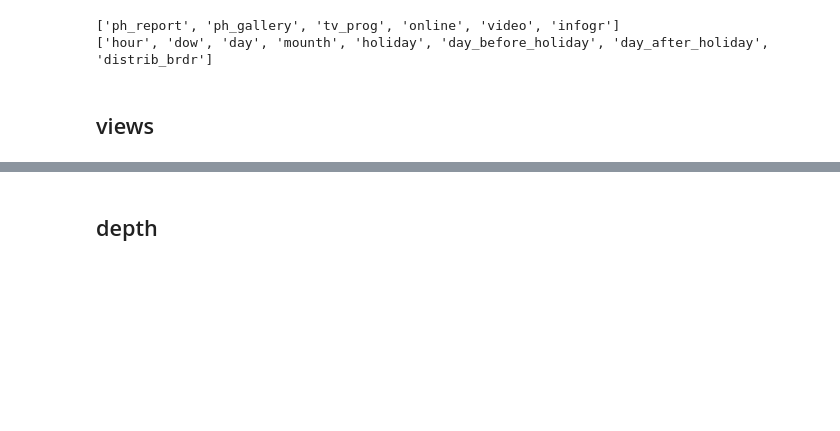
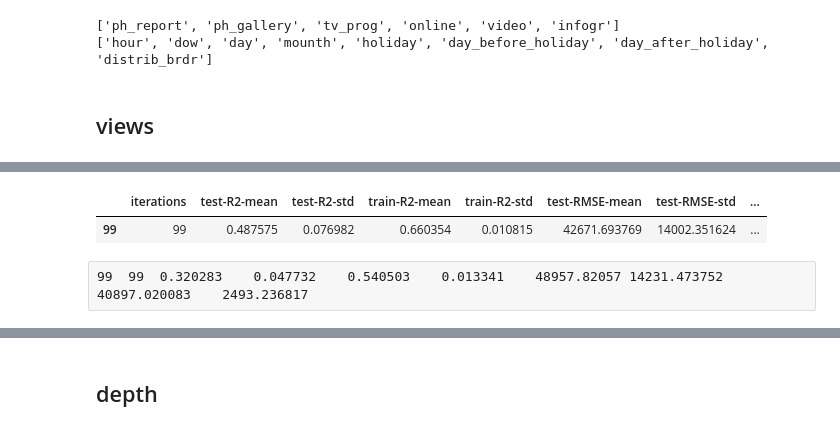
Before and after one commit to v010ch/hackai_moscow_22_top_news, a Jupyter notebook: 3step_modeling_catboost.ipynb, the cells around one changed output, grey strips where cells are left out. Cells and saved outputs as stored; diff of their text form; code cells hidden in the pictures; blank space fills up the shorter version.

```diff
--- a/3step_modeling_catboost.ipynb
+++ b/3step_modeling_catboost.ipynb
@@ -233,0 +218,15 @@ scores_views = cv(train_views_full,
+# %%
+cb_params_views = {"iterations": 100,
+                  #"depth": 2,
+                  "loss_function": "RMSE",
+                  'eval_metric': 'R2',
+                  "verbose": False
+                  }
+# %%
+%%time
+scores_views = cv(train_views_full,
+                  cb_params_views,
+                  fold_count=5,
+                  seed = CB_RANDOMSEED,
+                  #plot="True"
+                 )
@@ -234,3 +237,10 @@ scores_views = cv(train_views_full,
+# %%
+scores_views[scores_views['test-R2-mean'] == scores_views['test-R2-mean'].max()]
+# %% [output]
+|  | iterations | test-R2-mean | test-R2-std | train-R2-mean | train-R2-std | test-RMSE-mean | test-RMSE-std | ... |
+| 99 | 99 | 0.487575 | 0.076982 | 0.660354 | 0.010815 | 42671.693769 | 14002.351624 | ... |
+# %% [raw]
+99	99	0.320283	0.047732	0.540503	0.013341	48957.82057	14231.473752	40897.020083	2493.236817
 # %%
 cb_model_views = CatBoostRegressor(#iterations=20,
                                  learning_rate=0.05,
```
Also changed, not shown: parts of 42 cells of this notebook, 50 other files.
